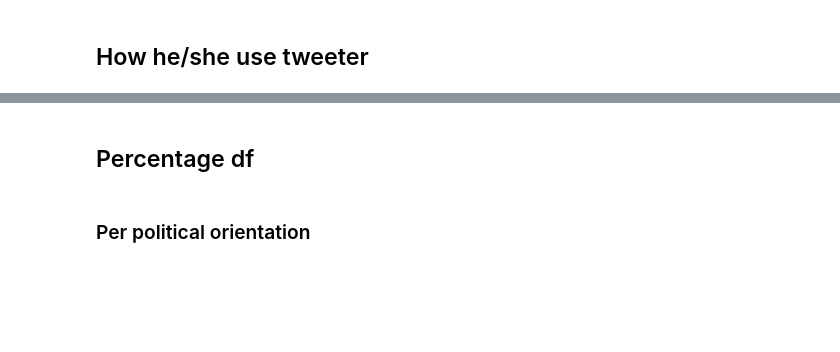
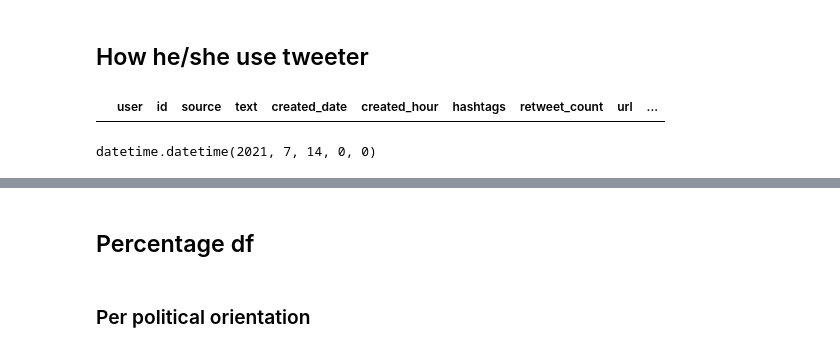
Before and after one commit to AntoineLecoursonnois/Training, a Jupyter notebook: Data_Analysis/Machine_Learning/NLP/Politics_on_twitter/3 - Design before deployment.ipynb, the cells around one changed output, grey strips where cells are left out. Drawn from its saved outputs; the diff is of its cells as text; code cells hidden in the pictures; blank space fills up the shorter version.

Commit message:
add new tweets

```diff
--- a/Data_Analysis/Machine_Learning/NLP/Politics_on_twitter/3 - Design before deployment.ipynb
+++ b/Data_Analysis/Machine_Learning/NLP/Politics_on_twitter/3 - Design before deployment.ipynb
@@ -189,7 +189,7 @@ new_features = [{"user":'EPhilippe_LH', "name": "Edouard Philippe","political_pa
                  {"user":'n_arthaud', "name": "Nathalie Arthaud", "political_party":"Lutte Ouvrière", "political_orientation":"Extrême Gauche"},
                  {"user":'MartinRocca2022', "name": "Martin Rocca", "political_party":"Constituante 2022", "political_orientation":"Divers"},
                  {"user":'gilleslazzarini', "name": "Gilles Lazzarini", "political_party":"Parti Politique pour la Paix et la Protection de la Planète", "political_orientation":"Divers"},
-                 {"user":'AlexLanglois_', "name": "Alex Langlois", "political_party":"Refondation 2022", "political_orientation":"Divers"},
+                 {"user":'AlexLanglois_', "name": "Alexandre Langlois", "political_party":"Refondation 2022", "political_orientation":"Divers"},
                  {"user":'luclaf', "name": "Luc Laforets", "political_party":"Une Perspective - la 6e République", "political_orientation":"Divers"},
                  {"user":'Vukuzman', "name": "Georges Kuzmanovic", "political_party":"République Souveraine", "political_orientation":"Divers"},
                  {"user":'FabriceGrimal', "name": "Fabrice Grimal", "political_party":"La Concorde Citoyenne 2022", "political_orientation":"Divers"},
@@ -225,6 +225,8 @@ last_tweets_df = pd.merge(left=last_tweets_df, right=new_features_df, on='user',
 - and drop the last index column automatically named "Unamed: 0" when saving df to csv file
 # %%
 global_df = pd.read_csv("global_df.csv").drop(columns="Unnamed: 0")
+# %%
+global_df["name"] = global_df["name"].str.replace("Alex Langlois", "Alexandre Langlois")
 # %% [markdown]
 #### Add new content
 # %%
@@ -911,4 +914,13 @@ def user_tweeter_use(name):
     all_candidates_percentage_author_tweet = round(all_candidates_number_of_author_tweets/all_candidates_total_number_of_tweets,2)
 
     return nb, time, mean_tweet_per_day, number_of_author_tweets, percentage_author_tweet, all_candidates_percentage_author_tweet
+# %%
+global_df[global_df["name"]=="Alexandre Langlois"]
+# %% [output]
+|  | user | id | source | text | created_date | created_hour | hashtags | retweet_count | url | ... |
+# %%
+user_oldest_tweet = datetime.strptime(min(global_df[global_df["name"]=="Alexandre Langlois"]["created_date"]), "%Y-%m-%d")
+user_oldest_tweet
+# %% [output]
+datetime.datetime(2021, 7, 14, 0, 0)
 # %%
```
Also changed, not shown: parts of 11 cells of this notebook.
